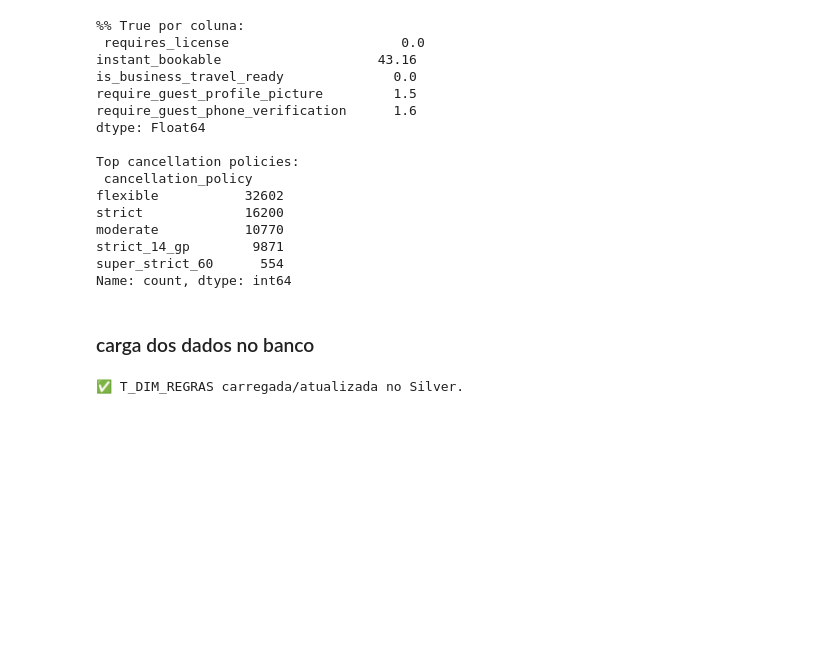
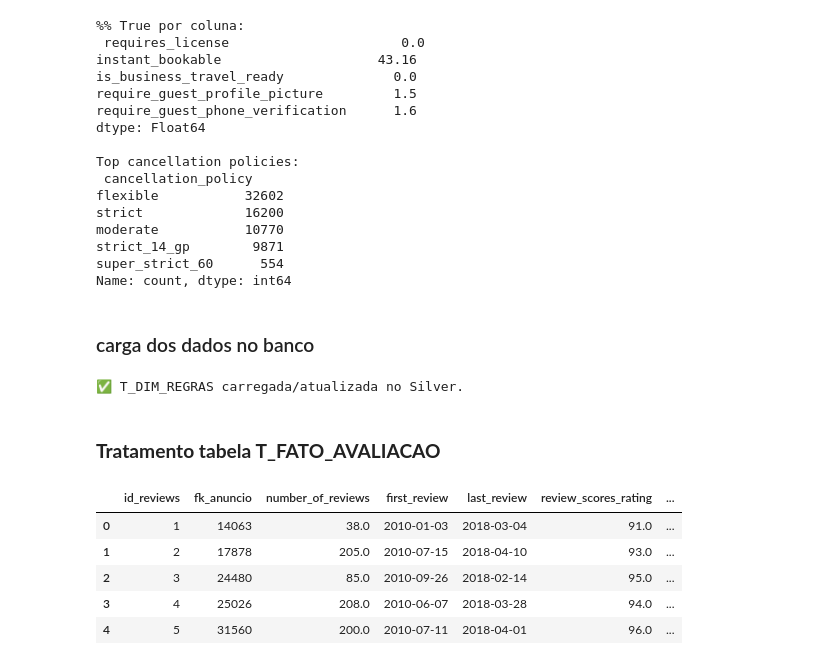
Before and after one commit to JONATHAN-ALMEIDA-MESQUITA/Airbnb-analytics-dw, a Jupyter notebook: notebooks/1_silver_transformations.ipynb, the cells around one changed output. Cells and saved outputs as stored; diff of their text form; code cells hidden in the pictures; blank space fills up the shorter version.

```diff
--- a/notebooks/1_silver_transformations.ipynb
+++ b/notebooks/1_silver_transformations.ipynb
@@ -1534,3 +1536,16 @@ upsert_df(
 print("✅ T_DIM_REGRAS carregada/atualizada no Silver.")
 # %% [output]
 ✅ T_DIM_REGRAS carregada/atualizada no Silver.
+# %% [markdown]
+### **Tratamento tabela T_FATO_AVALIACAO**
+# %%
+#Leitura tabela avaliação
+df_avaliacao = pd.read_sql('SELECT * FROM a_bronze."T_FATO_AVALIACAO"', conn)
+df_avaliacao.head(5)
+# %% [output]
+|  | id_reviews | fk_anuncio | number_of_reviews | first_review | last_review | review_scores_rating | ... |
+| 0 | 1 | 14063 | 38.0 | 2010-01-03 | 2018-03-04 | 91.0 | ... |
+| 1 | 2 | 17878 | 205.0 | 2010-07-15 | 2018-04-10 | 93.0 | ... |
+| 2 | 3 | 24480 | 85.0 | 2010-09-26 | 2018-02-14 | 95.0 | ... |
+| 3 | 4 | 25026 | 208.0 | 2010-06-07 | 2018-03-28 | 94.0 | ... |
+| 4 | 5 | 31560 | 200.0 | 2010-07-11 | 2018-04-01 | 96.0 | ... |
```
Also changed, not shown: parts of 12 cells of this notebook, 2 other files.
